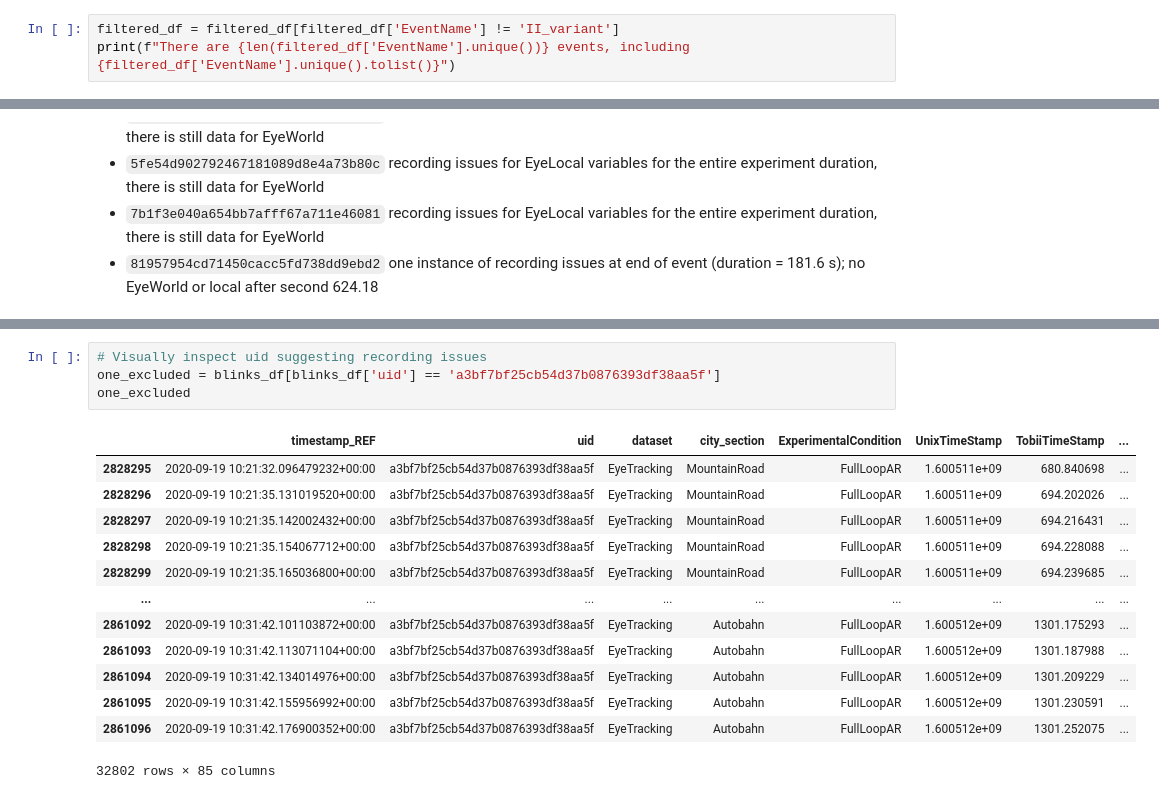
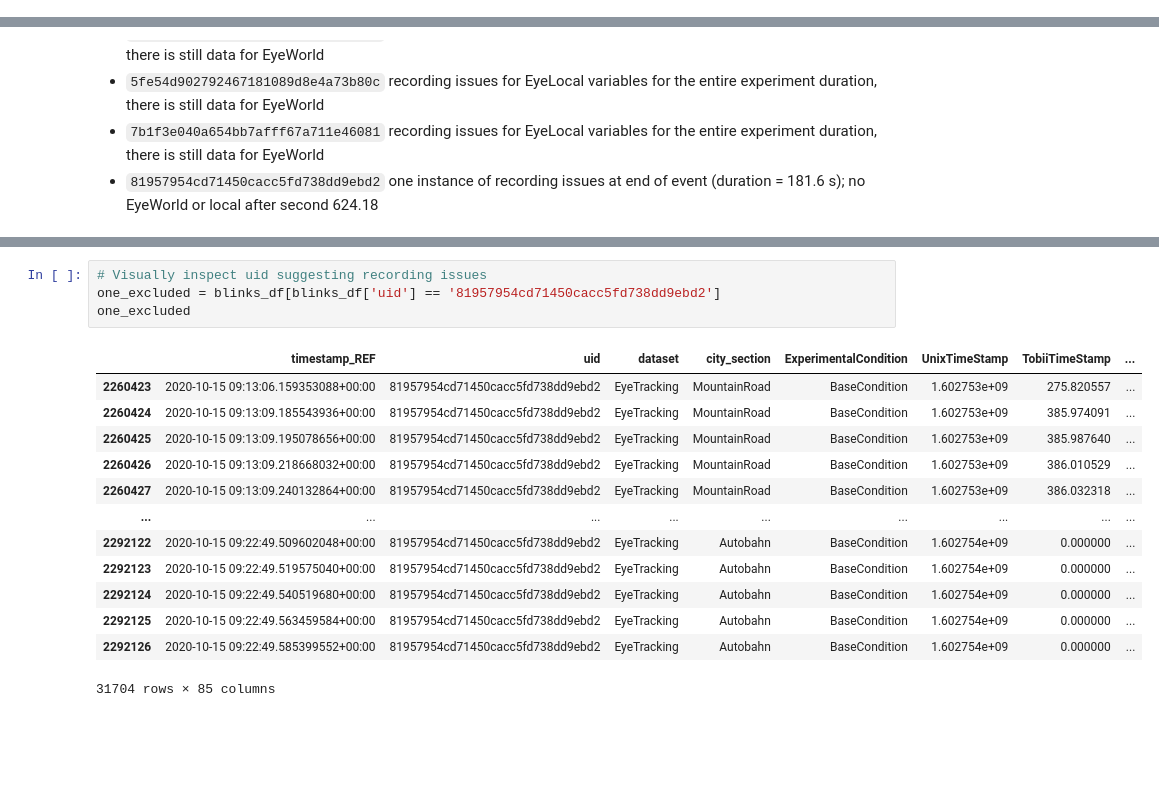
Before and after one commit to JohnMadrid/fpca-takeOverRequests, a Jupyter notebook: preprocessing.ipynb, the cells around one changed output, grey strips where cells are left out. Cells and saved outputs as stored; diff of their text form; blank space fills up the shorter version.

```diff
--- a/preprocessing.ipynb
+++ b/preprocessing.ipynb
@@ -255,3 +251,0 @@ We excluded this event because it was particularly complicated across participan
-# %%
-filtered_df = filtered_df[filtered_df['EventName'] != 'II_variant']
-print(f"There are {len(filtered_df['EventName'].unique())} events, including {filtered_df['EventName'].unique().tolist()}")
@@ -425,21 +417,21 @@ blink_durations_df[blink_durations_df['BlinkDuration'] > 4]
 9 rows × 85 columns
 # %%
 # Visually inspect uid suggesting recording issues
-one_excluded = blinks_df[blinks_df['uid'] == 'a3bf7bf25cb54d37b0876393df38aa5f']
+one_excluded = blinks_df[blinks_df['uid'] == '81957954cd71450cacc5fd738dd9ebd2']
 one_excluded
 # %% [output]
 |  | timestamp_REF | uid | dataset | city_section | ExperimentalCondition | UnixTimeStamp | TobiiTimeStamp | ... |
-| 2828295 | 2020-09-19 10:21:32.096479232+00:00 | a3bf7bf25cb54d37b0876393df38aa5f | EyeTracking | MountainRoad | FullLoopAR | 1.600511e+09 | 680.840698 | ... |
-| 2828296 | 2020-09-19 10:21:35.131019520+00:00 | a3bf7bf25cb54d37b0876393df38aa5f | EyeTracking | MountainRoad | FullLoopAR | 1.600511e+09 | 694.202026 | ... |
-| 2828297 | 2020-09-19 10:21:35.142002432+00:00 | a3bf7bf25cb54d37b0876393df38aa5f | EyeTracking | MountainRoad | FullLoopAR | 1.600511e+09 | 694.216431 | ... |
-| 2828298 | 2020-09-19 10:21:35.154067712+00:00 | a3bf7bf25cb54d37b0876393df38aa5f | EyeTracking | MountainRoad | FullLoopAR | 1.600511e+09 | 694.228088 | ... |
-| 2828299 | 2020-09-19 10:21:35.165036800+00:00 | a3bf7bf25cb54d37b0876393df38aa5f | EyeTracking | MountainRoad | FullLoopAR | 1.600511e+09 | 694.239685 | ... |
+| 2260423 | 2020-10-15 09:13:06.159353088+00:00 | 81957954cd71450cacc5fd738dd9ebd2 | EyeTracking | MountainRoad | BaseCondition | 1.602753e+09 | 275.820557 | ... |
+| 2260424 | 2020-10-15 09:13:09.185543936+00:00 | 81957954cd71450cacc5fd738dd9ebd2 | EyeTracking | MountainRoad | BaseCondition | 1.602753e+09 | 385.974091 | ... |
+| 2260425 | 2020-10-15 09:13:09.195078656+00:00 | 81957954cd71450cacc5fd738dd9ebd2 | EyeTracking | MountainRoad | BaseCondition | 1.602753e+09 | 385.987640 | ... |
+| 2260426 | 2020-10-15 09:13:09.218668032+00:00 | 81957954cd71450cacc5fd738dd9ebd2 | EyeTracking | MountainRoad | BaseCondition | 1.602753e+09 | 386.010529 | ... |
+| 2260427 | 2020-10-15 09:13:09.240132864+00:00 | 81957954cd71450cacc5fd738dd9ebd2 | EyeTracking | MountainRoad | BaseCondition | 1.602753e+09 | 386.032318 | ... |
 | ... | ... | ... | ... | ... | ... | ... | ... | ... |
-| 2861092 | 2020-09-19 10:31:42.101103872+00:00 | a3bf7bf25cb54d37b0876393df38aa5f | EyeTracking | Autobahn | FullLoopAR | 1.600512e+09 | 1301.175293 | ... |
-| 2861093 | 2020-09-19 10:31:42.113071104+00:00 | a3bf7bf25cb54d37b0876393df38aa5f | EyeTracking | Autobahn | FullLoopAR | 1.600512e+09 | 1301.187988 | ... |
-| 2861094 | 2020-09-19 10:31:42.134014976+00:00 | a3bf7bf25cb54d37b0876393df38aa5f | EyeTracking | Autobahn | FullLoopAR | 1.600512e+09 | 1301.209229 | ... |
-| 2861095 | 2020-09-19 10:31:42.155956992+00:00 | a3bf7bf25cb54d37b0876393df38aa5f | EyeTracking | Autobahn | FullLoopAR | 1.600512e+09 | 1301.230591 | ... |
-| 2861096 | 2020-09-19 10:31:42.176900352+00:00 | a3bf7bf25cb54d37b0876393df38aa5f | EyeTracking | Autobahn | FullLoopAR | 1.600512e+09 | 1301.252075 | ... |
+| 2292122 | 2020-10-15 09:22:49.509602048+00:00 | 81957954cd71450cacc5fd738dd9ebd2 | EyeTracking | Autobahn | BaseCondition | 1.602754e+09 | 0.000000 | ... |
+| 2292123 | 2020-10-15 09:22:49.519575040+00:00 | 81957954cd71450cacc5fd738dd9ebd2 | EyeTracking | Autobahn | BaseCondition | 1.602754e+09 | 0.000000 | ... |
+| 2292124 | 2020-10-15 09:22:49.540519680+00:00 | 81957954cd71450cacc5fd738dd9ebd2 | EyeTracking | Autobahn | BaseCondition | 1.602754e+09 | 0.000000 | ... |
+| 2292125 | 2020-10-15 09:22:49.563459584+00:00 | 81957954cd71450cacc5fd738dd9ebd2 | EyeTracking | Autobahn | BaseCondition | 1.602754e+09 | 0.000000 | ... |
+| 2292126 | 2020-10-15 09:22:49.585399552+00:00 | 81957954cd71450cacc5fd738dd9ebd2 | EyeTracking | Autobahn | BaseCondition | 1.602754e+09 | 0.000000 | ... |
-32802 rows × 85 columns
+31704 rows × 85 columns
 # %%
 fig, ax = plt.subplots(figsize=(26,8))
```
Also changed, not shown: parts of 22 cells of this notebook.
